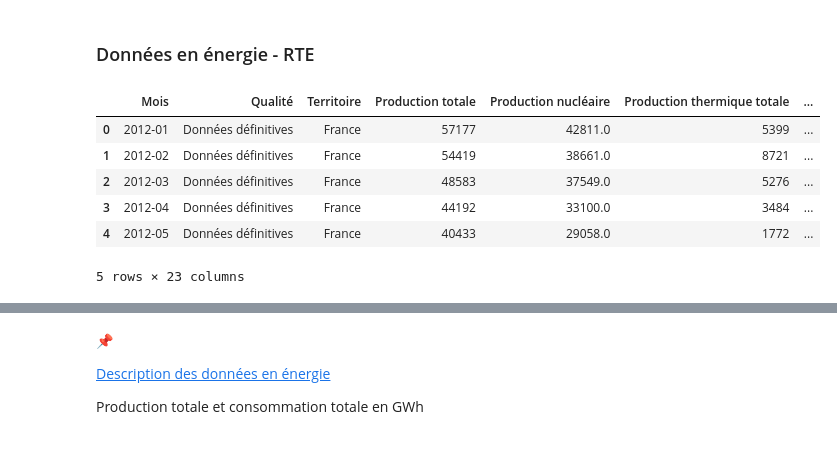
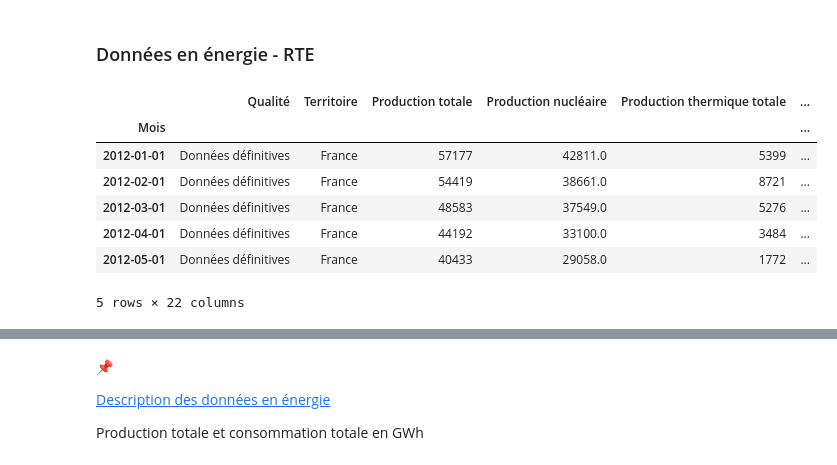
Before and after one commit to Gladouu/P9, a Jupyter notebook: P9_01_code.ipynb, the cells around one changed output, grey strips where cells are left out. Saved outputs shown, nothing was run; the diff lists cells and outputs as text; code cells hidden in the pictures.

```diff
--- a/P9_01_code.ipynb
+++ b/P9_01_code.ipynb
@@ -50,15 +58,16 @@ Corrigez les données de consommation mensuelles de l'effet température (dues a
 # %% [markdown]
 ### Données en énergie - RTE
 # %%
-df = pd.read_csv(path + 'eCO2mix_RTE_energie_M.csv', sep=';')
+df = pd.read_csv(path + 'eCO2mix_RTE_energie_M.csv', sep=';', parse_dates=[0], index_col=0)
 df.head()
 # %% [output]
-|  | Mois | Qualité | Territoire | Production totale | Production nucléaire | Production thermique totale | ... |
-| 0 | 2012-01 | Données définitives | France | 57177 | 42811.0 | 5399 | ... |
-| 1 | 2012-02 | Données définitives | France | 54419 | 38661.0 | 8721 | ... |
-| 2 | 2012-03 | Données définitives | France | 48583 | 37549.0 | 5276 | ... |
-| 3 | 2012-04 | Données définitives | France | 44192 | 33100.0 | 3484 | ... |
-| 4 | 2012-05 | Données définitives | France | 40433 | 29058.0 | 1772 | ... |
+|  | Qualité | Territoire | Production totale | Production nucléaire | Production thermique totale | ... |
+| Mois |  |  |  |  |  | ... |
+| 2012-01-01 | Données définitives | France | 57177 | 42811.0 | 5399 | ... |
+| 2012-02-01 | Données définitives | France | 54419 | 38661.0 | 8721 | ... |
+| 2012-03-01 | Données définitives | France | 48583 | 37549.0 | 5276 | ... |
+| 2012-04-01 | Données définitives | France | 44192 | 33100.0 | 3484 | ... |
+| 2012-05-01 | Données définitives | France | 40433 | 29058.0 | 1772 | ... |
-5 rows × 23 columns
+5 rows × 22 columns
 # %%
 #energy data (consolidated and final): they relate to France and the 12 administrative regions
```
Also changed, not shown: parts of 75 cells of this notebook.
